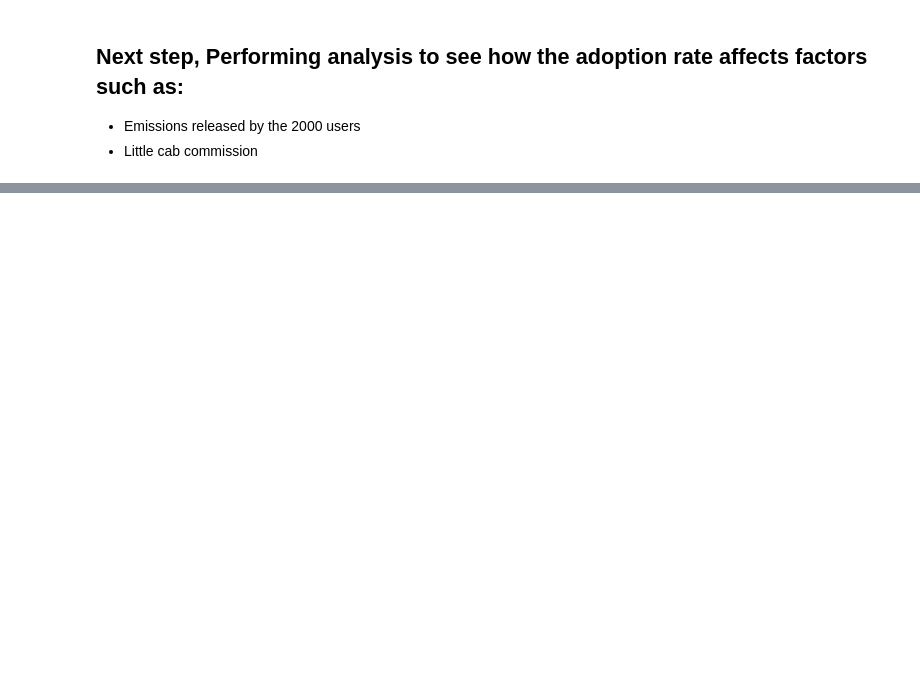
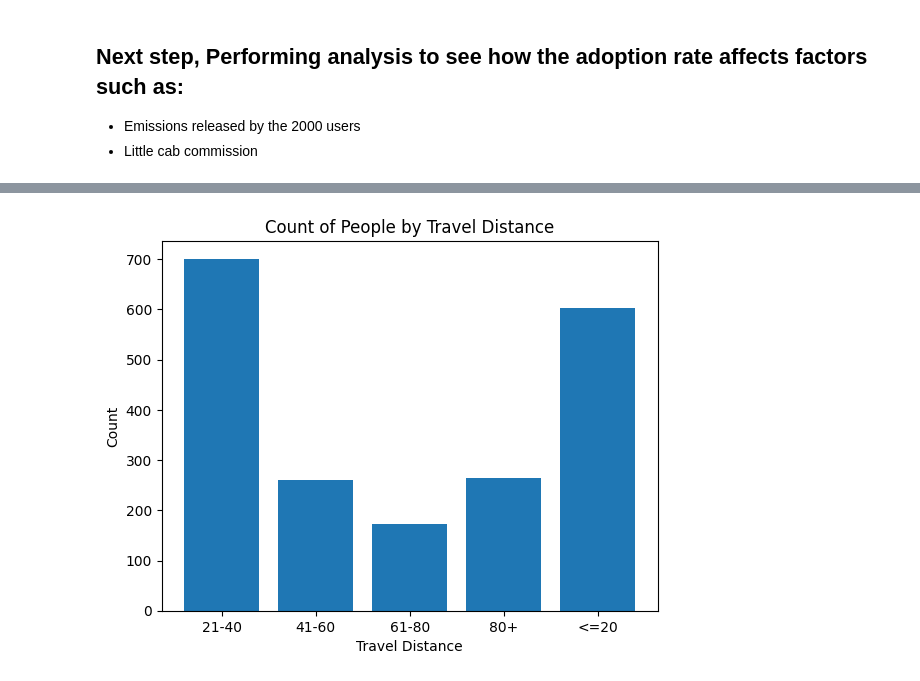
Before and after one commit to nkonyancha/Carpool_Analysis, a Jupyter notebook: data_creation.ipynb, the cells around one changed output, grey strips where cells are left out. Cells and saved outputs as stored; diff of their text form; code cells hidden in the pictures; blank space fills up the shorter version.

```diff
--- a/data_creation.ipynb
+++ b/data_creation.ipynb
@@ -420,6 +422,39 @@ population_ex.head()
 | 3 | 4 | <=20 | Male | Off campus | Students | 21k–40k | study | yes | 5 | ... |
 | 4 | 5 | <=20 | Male | Off campus | Students | ≤20k | both | no | 3 | ... |
 # %%
+
+# Define reasons and their probabilities for each transportation mode
+reason_map = {
+    "Car": {
+        "reasons": ["comfort", "car ownership", "trip origin", "travel time", "safety"],
+        "weights": [0.813, 0.857, 0.667, 0.524, 0.50]
+    },
+    "Taxi": {
+        "reasons": ["comfort", "car ownership", "trip origin", "travel time", "safety"],
+        "weights": [0.813, 0.857, 0.667, 0.524, 0.50]
+    },
+    "Public Transport": {
+        "reasons": ["trip cost", "travel time", "safety"],
+        "weights": [0.696, 0.41, 0.45]
+    },
+    "Motorcycle": {
+        "reasons": ["trip distance", "trip cost", "travel time"],
+        "weights": [0.11, 0.10, 0.10]
+    },
+    "Walking": {
+        "reasons": ["trip distance", "trip cost"],
+        "weights": [0.18, 0.10]
+    }
+}
+def pick_reason(mode):
+    info = reason_map.get(mode)
+    if info is None:
+        return "unknown"
+    return np.random.choice(info["reasons"], p=np.array(info["weights"]) / np.sum(info["weights"]))
+population_ex['reason'] = population_ex['mode_transportation'].apply(pick_reason)
+
+
+
 def assign_car_type(row):
     """
     Assign Taxi vs Private Car ONLY for rows where mode_transportation == 'Car'
@@ -801,0 +902,11 @@ plt.show()
+# %%
+#showing variance in my dataset for each transport
+counts = df['travel_distance'].value_counts().sort_index()
+
+plt.bar(counts.index, counts.values)
+plt.xlabel("Travel Distance")
+plt.ylabel("Count")
+plt.title("Count of People by Travel Distance")
+plt.show()
+# %% [output]
+[figure, added]
```
Also changed, not shown: parts of 16 cells of this notebook, 4 other files.
